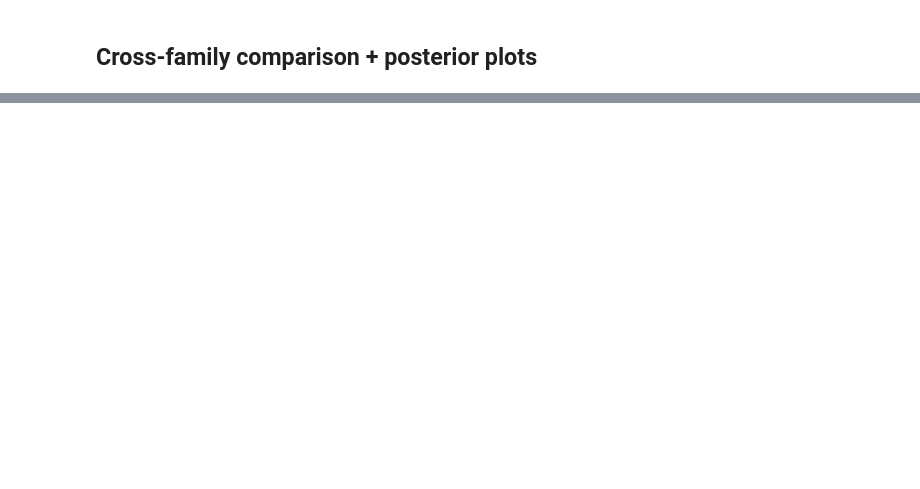
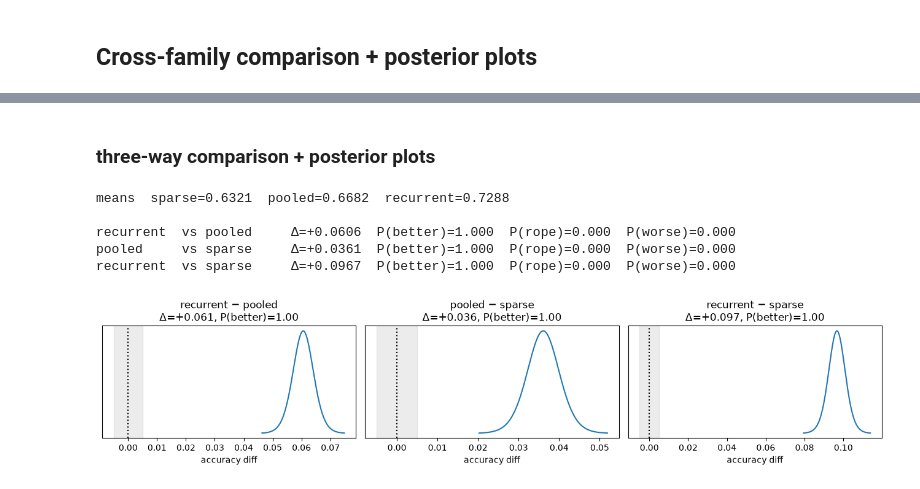
Before and after one commit to vvaitsopoulou/nlp2proj, a Jupyter notebook: part2/part2_anna.ipynb, the cells around one changed output, grey strips where cells are left out. Cells and saved outputs as stored; diff of their text form; code cells hidden in the pictures; blank space fills up the shorter version.

```diff
--- a/part2/part2_anna.ipynb
+++ b/part2/part2_anna.ipynb
@@ -1160,0 +1170,41 @@ plt.xlabel("accuracy difference"); plt.yticks([]); plt.legend(); plt.tight_layou
+# %% [markdown]
+### three-way comparison + posterior plots
+# %%
+import json, numpy as np
+from pathlib import Path
+from scipy import stats
+import matplotlib.pyplot as plt
+
+P1 = next((p for p in [Path("part1/results"), Path("../part1/results")]
+           if (p/"all_results_export_NEW.json").exists()), Path("../part1/results"))
+
+sparse = np.array(json.load(open(P1/"all_results_export_NEW.json"))
+                  ["grid_and_extensions"]["mlp1_diffprod"]["all_fold_accuracies"]).ravel()   # 15, seeds 0/3/5 × 5
+pooled = np.array(json.load(open(RESULTS/"axis_final_raw.json"))["COMBINED"])
+recur  = np.array(json.load(open(RESULTS/"axis_rnn_final_raw.json"))["maxpool"])
+assert len(sparse) == len(pooled) == len(recur) == 15   # same folds, same order
+
+def benavoli(diffs, rope=0.005, rho=0.2):
+    d = np.asarray(diffs, float); n = len(d); mu = d.mean(); var = d.var(ddof=1)
+    sc = np.sqrt(var*(1/n + rho/(1-rho))); df = n-1
+    pb = stats.t.sf((rope-mu)/sc, df); pw = stats.t.cdf((-rope-mu)/sc, df)
+    return mu, sc, df, pb, max(0, 1-pb-pw), pw
+
+print(f"means  sparse={sparse.mean():.4f}  pooled={pooled.mean():.4f}  recurrent={recur.mean():.4f}\n")
+pairs = [("recurrent","pooled",recur,pooled), ("pooled","sparse",pooled,sparse), ("recurrent","sparse",recur,sparse)]
+fig, axes = plt.subplots(1, 3, figsize=(13, 3))
+for ax, (a, b, xa, xb) in zip(axes, pairs):
+    mu, sc, df, pb, pr, pw = benavoli(xa - xb)
+    print(f"{a:10s} vs {b:9s}  Δ={mu:+.4f}  P(better)={pb:.3f}  P(rope)={pr:.3f}  P(worse)={pw:.3f}")
+    xs = np.linspace(mu-4*sc, mu+4*sc, 400)
+    ax.plot(xs, stats.t.pdf((xs-mu)/sc, df)/sc)
+    ax.axvspan(-0.005, 0.005, alpha=0.15, color="gray"); ax.axvline(0, ls=":", c="k")
+    ax.set_title(f"{a} − {b}\nΔ={mu:+.3f}, P(better)={pb:.2f}"); ax.set_yticks([]); ax.set_xlabel("accuracy diff")
+plt.tight_layout(); plt.show()
+# %% [output]
+means  sparse=0.6321  pooled=0.6682  recurrent=0.7288
+
+recurrent  vs pooled     Δ=+0.0606  P(better)=1.000  P(rope)=0.000  P(worse)=0.000
+pooled     vs sparse     Δ=+0.0361  P(better)=1.000  P(rope)=0.000  P(worse)=0.000
+recurrent  vs sparse     Δ=+0.0967  P(better)=1.000  P(rope)=0.000  P(worse)=0.000
+[figure, added]
```
Also changed, not shown: parts of 4 cells of this notebook, 4 other files.
